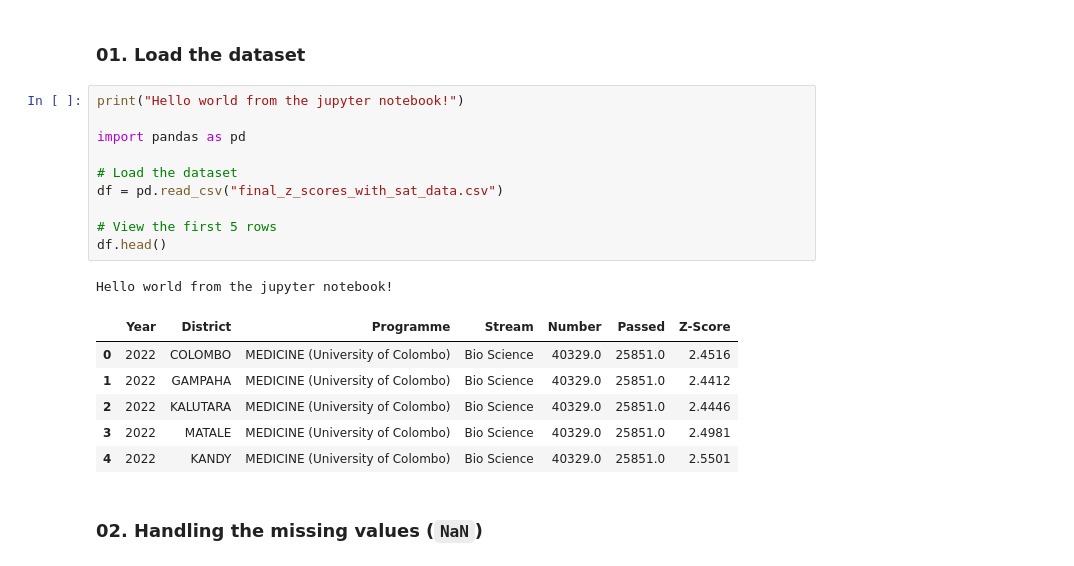
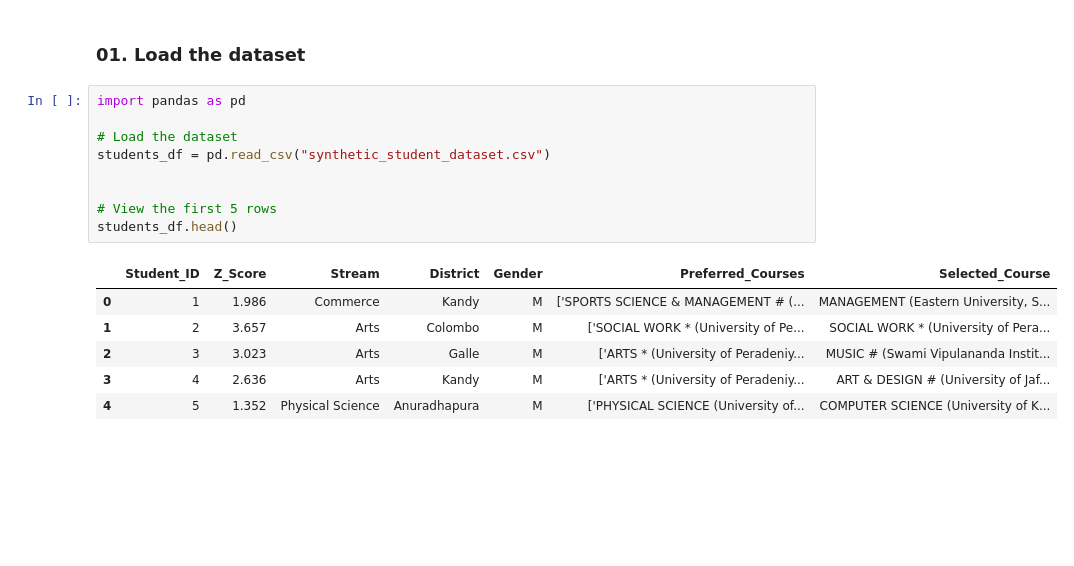
Before and after one commit to UniPredict-ML/UniPredict, a Jupyter notebook: ml/explore.ipynb, the cells around one changed output. Saved outputs shown, nothing was run; the diff lists cells and outputs as text; blank space fills up the shorter version.

```diff
--- a/ml/explore.ipynb
+++ b/ml/explore.ipynb
@@ -3,22 +3,18 @@
 # %% [markdown]
 ### 01. Load the dataset
 # %%
-print("Hello world from the jupyter notebook!")
-
 import pandas as pd
 
 # Load the dataset
-df = pd.read_csv("final_z_scores_with_sat_data.csv")
+students_df = pd.read_csv("synthetic_student_dataset.csv")
+
 
 # View the first 5 rows
-df.head()
+students_df.head()
 # %% [output]
-Hello world from the jupyter notebook!
-|  | Year | District | Programme | Stream | Number | Passed | Z-Score |
-| 0 | 2022 | COLOMBO | MEDICINE (University of Colombo) | Bio Science | 40329.0 | 25851.0 | 2.4516 |
-| 1 | 2022 | GAMPAHA | MEDICINE (University of Colombo) | Bio Science | 40329.0 | 25851.0 | 2.4412 |
-| 2 | 2022 | KALUTARA | MEDICINE (University of Colombo) | Bio Science | 40329.0 | 25851.0 | 2.4446 |
-| 3 | 2022 | MATALE | MEDICINE (University of Colombo) | Bio Science | 40329.0 | 25851.0 | 2.4981 |
-| 4 | 2022 | KANDY | MEDICINE (University of Colombo) | Bio Science | 40329.0 | 25851.0 | 2.5501 |
+|  | Student_ID | Z_Score | Stream | District | Gender | Preferred_Courses | Selected_Course |
+| 0 | 1 | 1.986 | Commerce | Kandy | M | ['SPORTS SCIENCE & MANAGEMENT # (... | MANAGEMENT (Eastern University, S... |
+| 1 | 2 | 3.657 | Arts | Colombo | M | ['SOCIAL WORK * (University of Pe... | SOCIAL WORK * (University of Pera... |
+| 2 | 3 | 3.023 | Arts | Galle | M | ['ARTS * (University of Peradeniy... | MUSIC # (Swami Vipulananda Instit... |
+| 3 | 4 | 2.636 | Arts | Kandy | M | ['ARTS * (University of Peradeniy... | ART & DESIGN # (University of Jaf... |
+| 4 | 5 | 1.352 | Physical Science | Anuradhapura | M | ['PHYSICAL SCIENCE (University of... | COMPUTER SCIENCE (University of K... |
-# %% [markdown]
-### 02. Handling the missing values (`NaN`)
```
Also changed, not shown: parts of 31 cells of this notebook, 10 other files.
